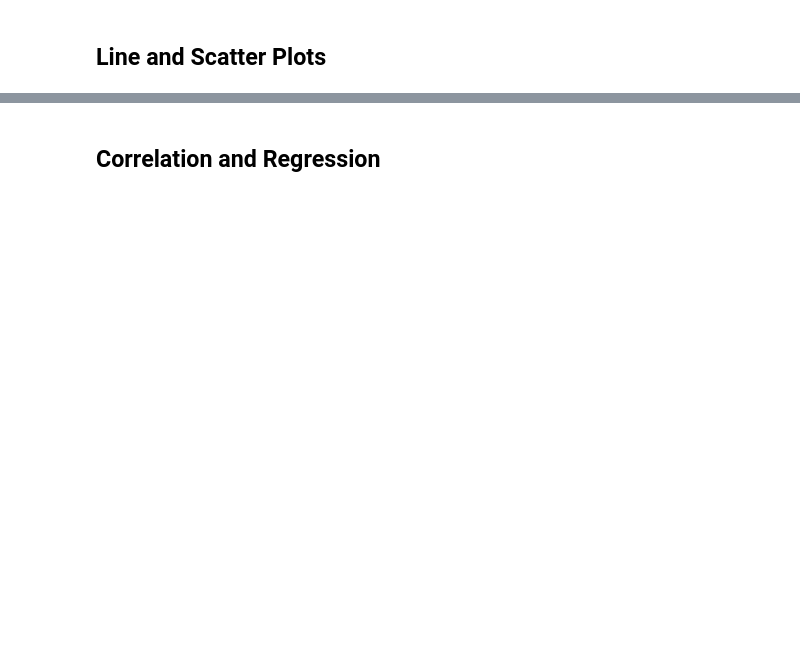
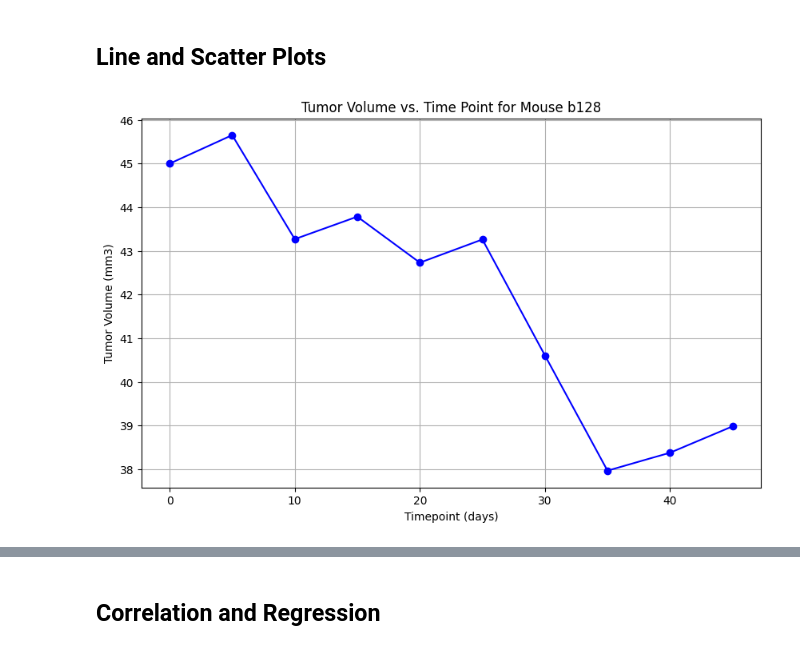
Before and after one commit to chhetripushpa/Challenge-5-pharmaceuticals, a Jupyter notebook: pymaceuticals.ipynb, the cells around one changed output, grey strips where cells are left out. Cells and saved outputs as stored; diff of their text form; code cells hidden in the pictures; blank space fills up the shorter version.

```diff
--- a/pymaceuticals.ipynb
+++ b/pymaceuticals.ipynb
@@ -279,2 +286,14 @@ plt.show()
+# %%
+# Generate a line plot of tumor volume vs. time point for a single mouse treated with Capomulin
+capomulin_mouse = clean_data[clean_data["Drug Regimen"] == "Capomulin"]["Mouse ID"].iloc[0]
+single_mouse = clean_data[clean_data["Mouse ID"] == capomulin_mouse]
+plt.figure(figsize=(10,6))
+plt.plot(single_mouse["Timepoint"], single_mouse["Tumor Volume (mm3)"], 'b-o')
+plt.title(f"Tumor Volume vs. Time Point for Mouse {capomulin_mouse}")
+plt.xlabel("Timepoint (days)")
+plt.ylabel("Tumor Volume (mm3)")
+plt.grid(True)
+# %% [output]
+[figure, added]
 # %%
 # Generate a scatter plot of mouse weight vs. the average observed tumor volume for the entire Capomulin regimen
```
Also changed, not shown: parts of 7 cells of this notebook, 1 other file.
